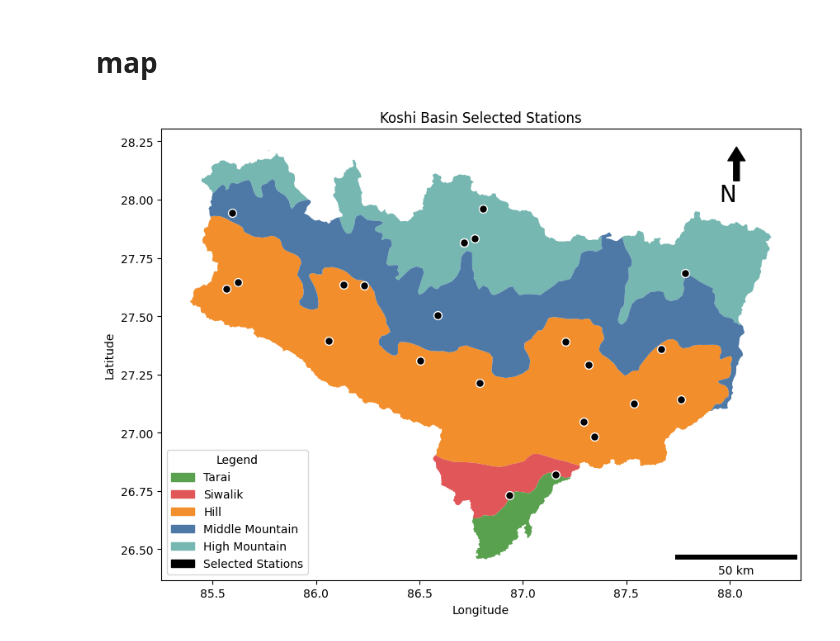
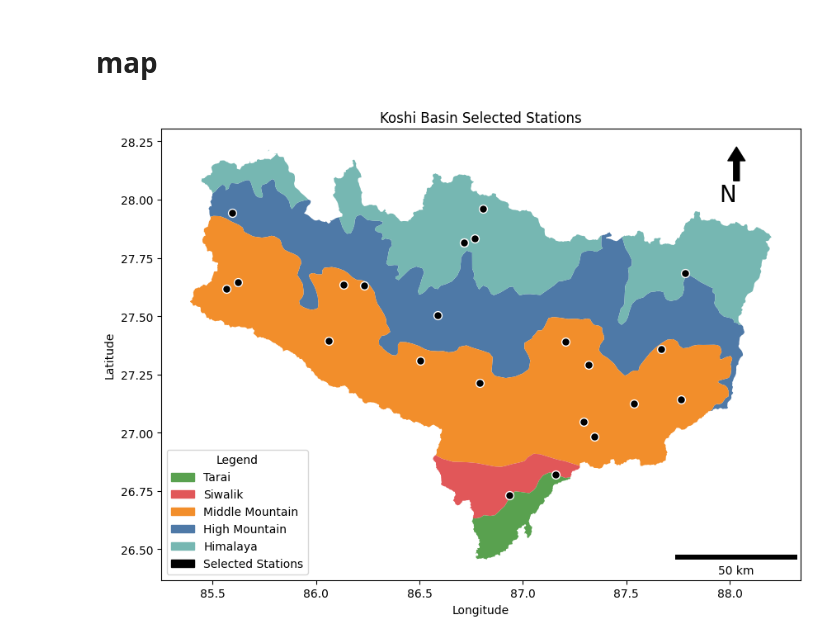
Before and after one commit to bishwa13/code_paper, a Jupyter notebook: main_code/geo_data/basin_stations.ipynb, the cells around one changed output. Cells and saved outputs as stored; diff of their text form; code cells hidden in the pictures.

```diff
--- a/main_code/geo_data/basin_stations.ipynb
+++ b/main_code/geo_data/basin_stations.ipynb
@@ -46,6 +46,15 @@ gdf_stations = gpd.GeoDataFrame(stations, geometry=geometry)
 
 # Set coordinate reference system (CRS) if known; otherwise, default is EPSG:4326
 gdf_stations.crs = "EPSG:4326"
+# %%
+# Rename the column 'DESCRIPTIO' to 'DESCRIPTION'
+gdf_basin = gdf_basin.rename(columns={'DESCRIPTIO': 'DESCRIPTION'})
+# Replace values in the 'DESCRIPTION' column
+gdf_basin['DESCRIPTION'] = gdf_basin['DESCRIPTION'].replace({
+    'High Mountain': 'Himalaya',
+    'Middle Mountain': 'High Mountain',
+    'Hill': 'Middle Mountain'
+})
 # %%
 
 # Step 4: Plot the data
@@ -54,13 +63,13 @@ fig, ax = plt.subplots(figsize=(10, 10), alpha = 0.5, edgecolor = "k")
 color_map = {
     'Tarai': '#59A14F',            # Natural Green
     'Siwalik': '#E15759',          # Soft Red
-    'Hill': '#F28E2B',             # Warm Orange
-    'Middle Mountain': '#4E79A7',  # Soft Blue
-    'High Mountain': '#76B7B2',    # Gentle Teal
+    'Middle Mountain': '#F28E2B',             # Warm Orange
+    'High Mountain': '#4E79A7',  # Soft Blue
+    'Himalaya': '#76B7B2',    # Gentle Teal
 
 }
 
-for regions, data in gdf_basin.groupby('DESCRIPTIO'):
+for regions, data in gdf_basin.groupby('DESCRIPTION'):
     color = color_map[regions]
     data.plot(
         color=color,
@@ -88,32 +97,32 @@ points = points.to_crs(32619)
 distance_meters = points[0].distance(points[1])
 ax.add_artist(ScaleBar((distance_meters), location ="lower right"))
 
 
 x, y, arrow_length = 0.9, 0.96, 0.08
 ax.annotate('N', xy=(x, y), xytext=(x, y-arrow_length),
             arrowprops=dict(facecolor='black', width=5, headwidth=15),
             ha='right', va='top', fontsize=20,
             xycoords=ax.transAxes)
 
 
 # Step 2: Create custom legend handles for the regions and stations
 
 # Handles for the regions
 legend_handles_regions = [mpatches.Patch(color=color, label=region) for region, color in color_map.items()]
 
 # Handle for the stations
 legend_handle_stations = mpatches.Patch(color='black', label='Selected Stations')
 
 # Combine both sets of handles
 all_legend_handles = legend_handles_regions + [legend_handle_stations]
 
 # Add the combined legend
 ax.legend(handles=all_legend_handles, title="Legend", loc='lower left', bbox_to_anchor=(0, 0))
 
 ax.grid(False)
 
-plt.savefig(r"G:\fresh_start\paper\code_paper\plots\study_area\koshi_basin_selected_station_study_area_map.png", dpi=900, bbox_inches='tight')
+plt.savefig(r"G:\fresh_start\paper\code_paper\plots\study_area\koshi_basin_selected_station_study_area_map.png", dpi=1500, bbox_inches='tight')
 # Show plot
 plt.show()
 # %% [output]
-[figure, old version]
+[figure, new version]
```
Also changed, not shown: 32 other files.
